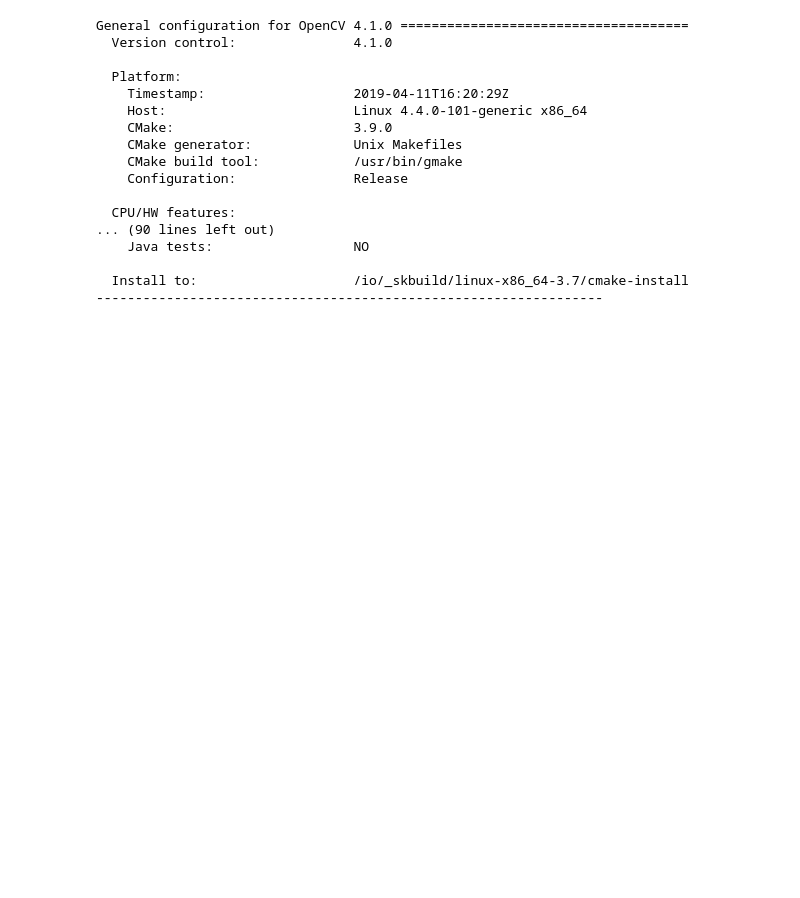
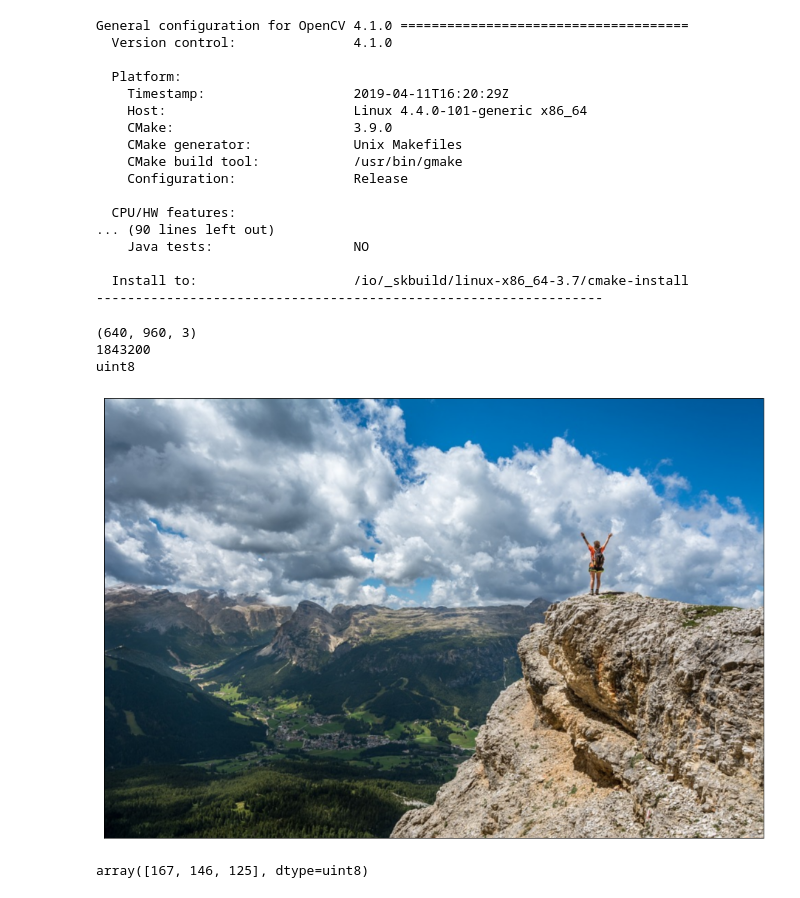
Before and after one commit to Mgraciaverdura/opencv, a Jupyter notebook: main.ipynb, the cells around one changed output. Drawn from its saved outputs; the diff is of its cells as text; code cells hidden in the pictures; blank space fills up the shorter version.

Commit message:
intentando generar una sola imagen de las dos que tengo

```diff
--- a/main.ipynb
+++ b/main.ipynb
@@ -26,4 +26,21 @@ General configuration for OpenCV 4.1.0 =====================================
   Install to:                    /io/_skbuild/linux-x86_64-3.7/cmake-install
 -----------------------------------------------------------------
 # %%
-img = cv2.imread('monata.jpg', cv2.IMREAD_COLOR)
+img = cv2.imread('mountain.jpg', cv2.IMREAD_COLOR)
+# %%
+print(img.shape)
+print(img.size)
+print(img.dtype)
+# %% [output]
+(640, 960, 3)
+1843200
+uint8
+# %%
+plt.figure(figsize=(16, 16))
+plt.imshow(cv2.cvtColor(img, cv2.COLOR_BGR2RGB), interpolation='bicubic')
+plt.xticks([])
+plt.yticks([])
+#plt.axvline(img.shape[1] / 2, c='r', linewidth=4) #axisline
+plt.show()
+# %% [output]
+[figure, added]
@@ -29,0 +49,4 @@ img = cv2.imread('monata.jpg', cv2.IMREAD_COLOR)
+# %%
+px
+# %% [output]
+array([167, 146, 125], dtype=uint8)
```
Also changed, not shown: parts of 11 cells of this notebook.
